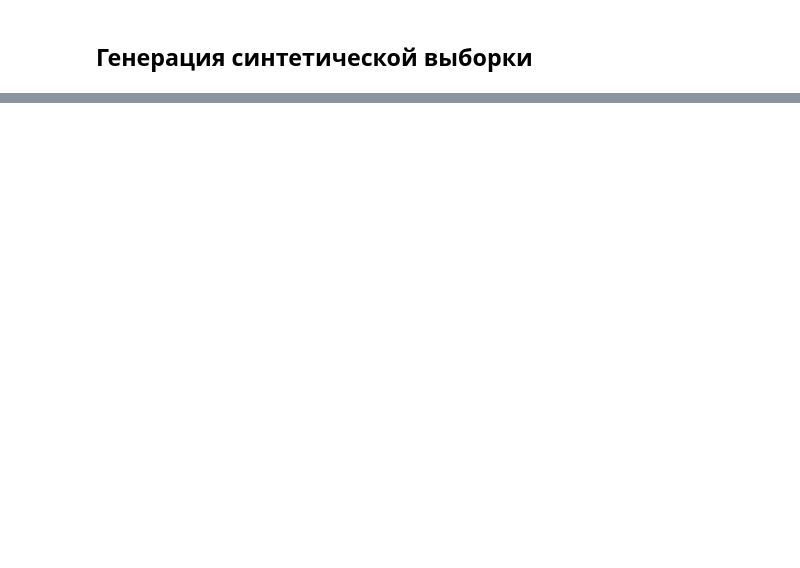
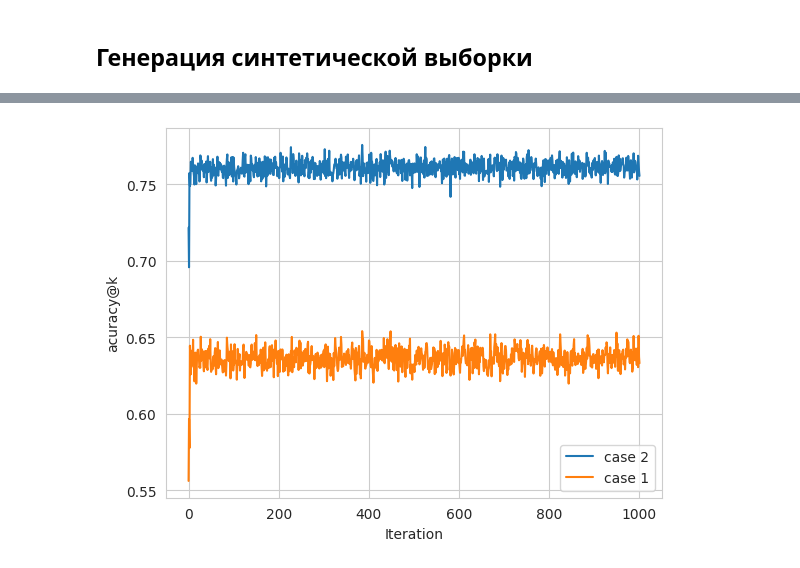
Before and after one commit to intsystems/2024-Project-144, a Jupyter notebook: code/main.ipynb, the cells around one changed output, grey strips where cells are left out. Saved outputs shown, nothing was run; the diff lists cells and outputs as text; code cells hidden in the pictures; blank space fills up the shorter version.

```diff
--- a/code/main.ipynb
+++ b/code/main.ipynb
@@ -81,0 +39,11 @@ plt.show()
+# %%
+start_c_size = 128
+start_w_size = 128
+
+train_data_loader, c_w_distribution = init_data(customer_distribution, w_distribution,start_c_size, start_w_size, usefulness, epsilon.rvs())
+# %%
+loss_func = torch.nn.BCELoss()
+model = NeuralNetwork(device, loss_func).to(device)
+model.set_optimizer(torch.optim.Adam(model.parameters(), lr=1e-3, betas=(0.9, 0.999)))
+
+model.fit_epoch(train_data_loader)
@@ -81,0 +54,22 @@ plt.show()
+# %%
+new_c_w_distr = c_w_distribution
+loss_history = []
+residual_history = []
+c_size = 1024
+w_size = 1024
+big_steps = 1001
+fig, axs = plt.subplots(ncols=2)
+for i in tqdm(range(big_steps)):
+    if i % 200 == 0:
+        new_c_w_distr, loss, residual = dynamic_system_iterate_u(model, usefulness, epsilon.rvs()/(i + 1), new_c_w_distr,
+                                                                             c_size=c_size,
+                                                                             w_size=w_size, topn=8,
+                                                                             visualize_distributions=(i, axs))
+    else:
+        new_c_w_distr, loss, residual = dynamic_system_iterate_u(model, usefulness, epsilon.rvs()/(i + 1), new_c_w_distr,
+                                                                             c_size=c_size,
+                                                                             w_size=w_size, topn=8)
+    loss_history.append(loss)
+    residual_history.append(residual)
+fig.legend(loc='center left', bbox_to_anchor=(1, 0.5))
+fig.show()
@@ -81,0 +84,13 @@ plt.show()
+# %%
+loss_history = np.array(loss_history).T
+# %%
+
+plt.plot(np.arange(big_steps), loss_history[0], label="case 1")
+plt.plot(np.arange(big_steps), loss_history[1], label="case 2")
+
+plt.xlabel("Iteration")
+plt.ylabel("acuracy@k")
+plt.legend()
+plt.show()
+# %% [output]
+[figure, added]
```
Also changed, not shown: parts of 30 cells of this notebook, 5 other files.
